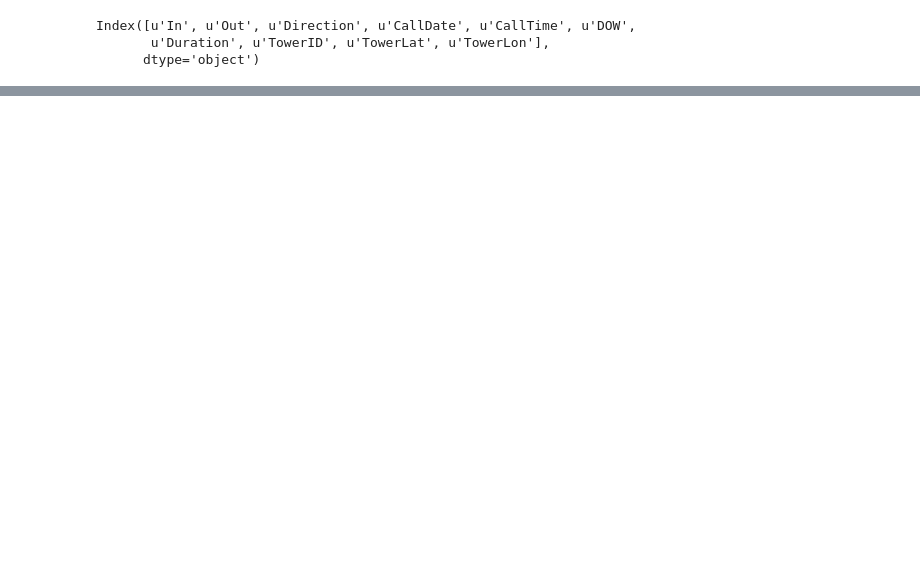
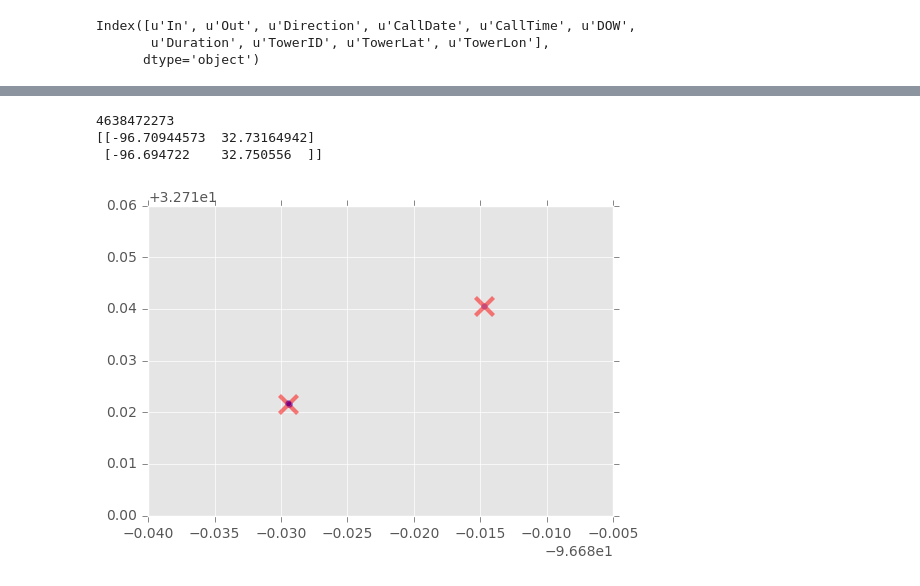
Before and after one commit to B-Rich/DAT210x, a Jupyter notebook: Module5/nsa_metadata.ipynb, the cells around one changed output, grey strips where cells are left out. Drawn from its saved outputs; the diff is of its cells as text; code cells hidden in the pictures; blank space fills up the shorter version.

```diff
--- a/Module5/nsa_metadata.ipynb
+++ b/Module5/nsa_metadata.ipynb
@@ -60,0 +83,10 @@ inbound = inbound.tolist()
+# %%
+for inbound in unique_numbers[:1]:
+    user = weekend[(weekend.In == inbound)]
+    user = get_home_df(user)
+    show_user_locs(user, cluster_num=2)
+# %% [output]
+4638472273
+[[-96.70944573  32.73164942]
+ [-96.694722    32.750556  ]]
+[figure, added]
```
Also changed, not shown: parts of 17 cells of this notebook, 4 other files.
